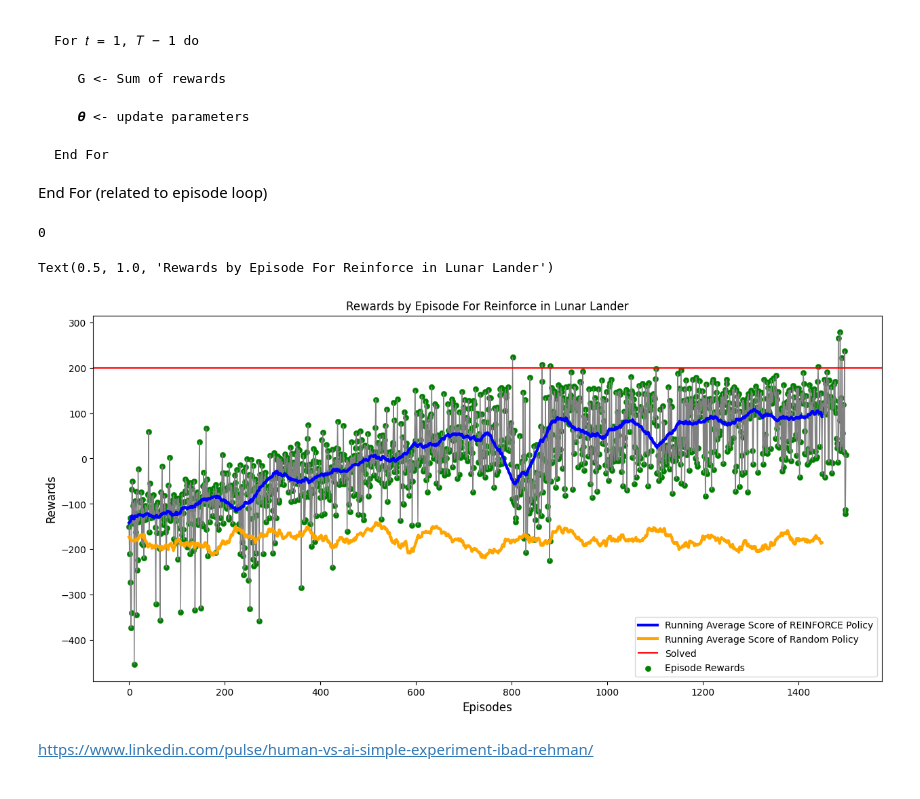
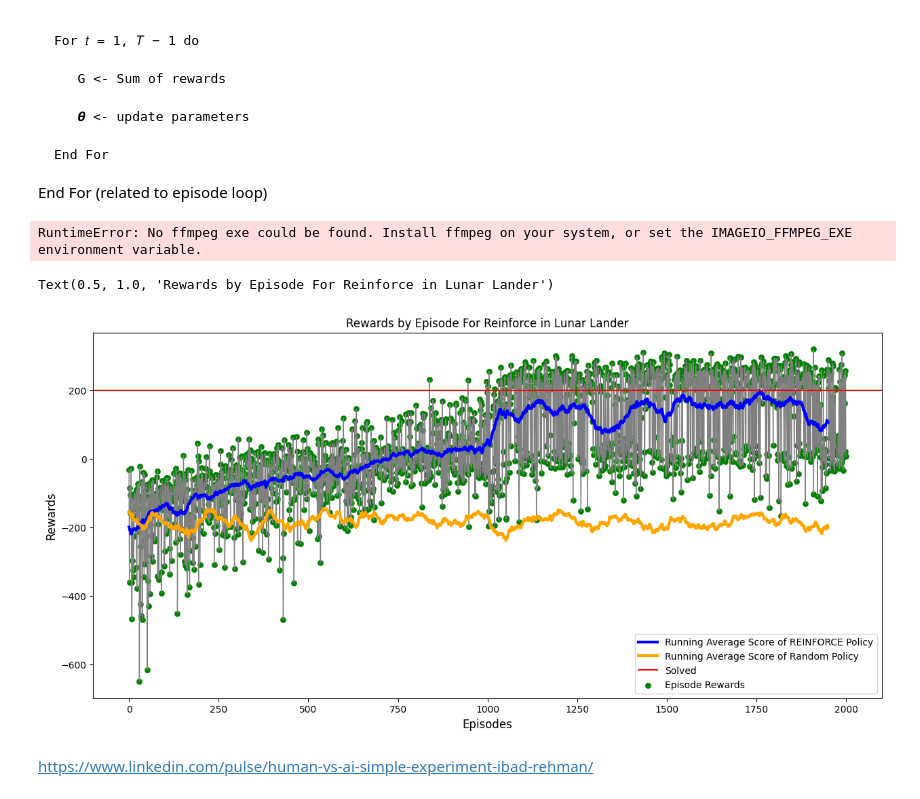
Before and after one commit to zdangata/rl-group-assignment, a Jupyter notebook: REINFORCE_Implementation.ipynb, the cells around one changed output. Drawn from its saved outputs; the diff is of its cells as text; code cells hidden in the pictures.

```diff
--- a/REINFORCE_Implementation.ipynb
+++ b/REINFORCE_Implementation.ipynb
@@ -33,7 +33,7 @@ import torch.optim as optim
 import numpy as np
 import os
 
-#from gym.wrappers.record_video import RecordVideo
+from gym.wrappers.record_video import RecordVideo
 
 
 # Define the policy network
@@ -62,8 +62,8 @@ def reinforce(env, num_episodes, max_steps_per_episode, gamma=0.99, lr=0.001):
         episode_rewards = []
         log_probs = []
 
-        #if episode == num_episodes-1:
-            #self.env.start_video_recorder()
+        if episode == num_episodes-1:
+            env.start_video_recorder()
         #    pass
 
 
@@ -86,9 +86,9 @@ def reinforce(env, num_episodes, max_steps_per_episode, gamma=0.99, lr=0.001):
 
             state = next_state
 
-        #if episode == num_episodes-1:
+        if episode == num_episodes-1:
         #    pass
-            #self.env.close_video_recorder()
+            env.close_video_recorder()
 
         # Compute the discounted cumulative reward
         discounted_rewards = []
@@ -117,12 +117,12 @@ def reinforce(env, num_episodes, max_steps_per_episode, gamma=0.99, lr=0.001):
 
 # Train the policy network
 env = gym.make('LunarLander-v2',render_mode = "rgb_array")
-#env = RecordVideo(env = env, video_folder="./videos",name_prefix='Last_episode_video')
-policy_net, episode_rewards_history = reinforce(env, num_episodes=1500, max_steps_per_episode=1000)
+env = RecordVideo(env = env, video_folder="./videos",name_prefix='Last_episode_video')
+policy_net, episode_rewards_history = reinforce(env, num_episodes=2000, max_steps_per_episode=1000)
 
 os.system('say "Finished"')
 # %% [output]
-0
+RuntimeError: No ffmpeg exe could be found. Install ffmpeg on your system, or set the IMAGEIO_FFMPEG_EXE environment variable.
 # %%
 import random
 
@@ -150,37 +150,37 @@ def random_lunar(env, num_episodes, max_steps_per_episode):
     return policy_net, episode_rewards_history
 
 env = gym.make('LunarLander-v2',render_mode = "rgb_array")
-random_l, episode_rewards_history_rand = random_lunar(env, num_episodes=1500, max_steps_per_episode=1000)
+random_l, episode_rewards_history_rand = random_lunar(env, num_episodes=2000, max_steps_per_episode=1000)
 # %%
 import matplotlib.pyplot as plt
 def running_mean(x):
     N=50
     kernel = np.ones(N)
     conv_len = x.shape[0]-N
     y = np.zeros(conv_len)
     for i in range(conv_len):
         y[i] = kernel @ x[i:i+N]
         y[i] /= N
     return y
 episode_rewards_history_reinforce = np.array(episode_rewards_history)
-avg_score_reinforce = running_mean(episode_rewards_history)
+avg_score_reinforce = running_mean(episode_rewards_history_reinforce)
 episode_rewards_history_rand = np.array(episode_rewards_history_rand)
 avg_score_rand = running_mean(episode_rewards_history_rand)
 
 plt.figure(figsize=(15,7))
 plt.ylabel("Rewards",fontsize=12)
 plt.xlabel("Episodes",fontsize=12)
 plt.plot(episode_rewards_history_reinforce, color='gray' , linewidth=1)
 plt.plot(avg_score_reinforce, color='blue', linewidth=3,label = 'Running Average Score of REINFORCE Policy')
 plt.plot(avg_score_rand, color='orange', linewidth=3,label = 'Running Average Score of Random Policy')
 plt.axhline(y=200, color='r', linestyle='-',label = 'Solved')
 plt.scatter(np.arange(episode_rewards_history_reinforce.shape[0]),episode_rewards_history_reinforce,
             color='green' , linewidth=0.3, label='Episode Rewards')
 plt.legend()
 
 plt.title('Rewards by Episode For Reinforce in Lunar Lander')
 # %% [output]
 Text(0.5, 1.0, 'Rewards by Episode For Reinforce in Lunar Lander')
-[figure, old version]
+[figure, new version]
 # %% [markdown]
 https://www.linkedin.com/pulse/human-vs-ai-simple-experiment-ibad-rehman/
```
